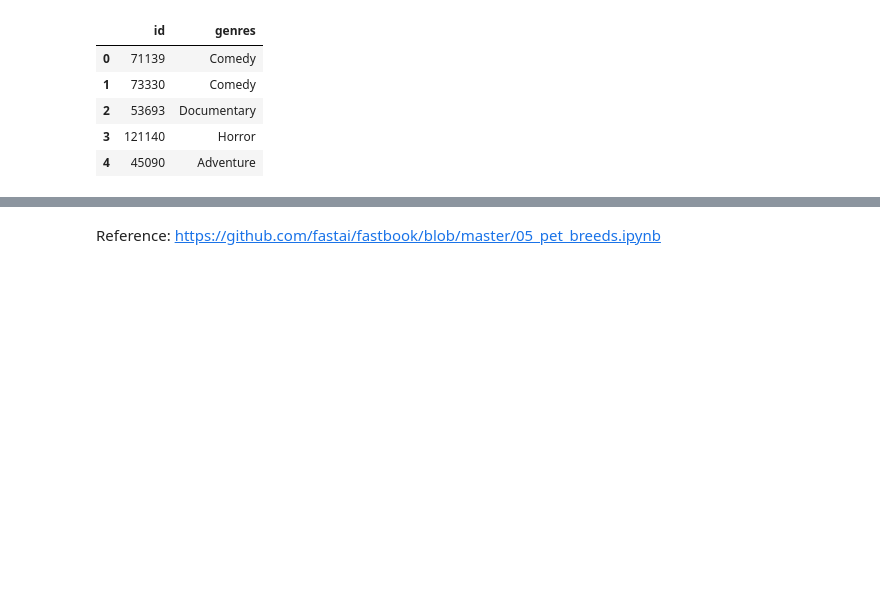
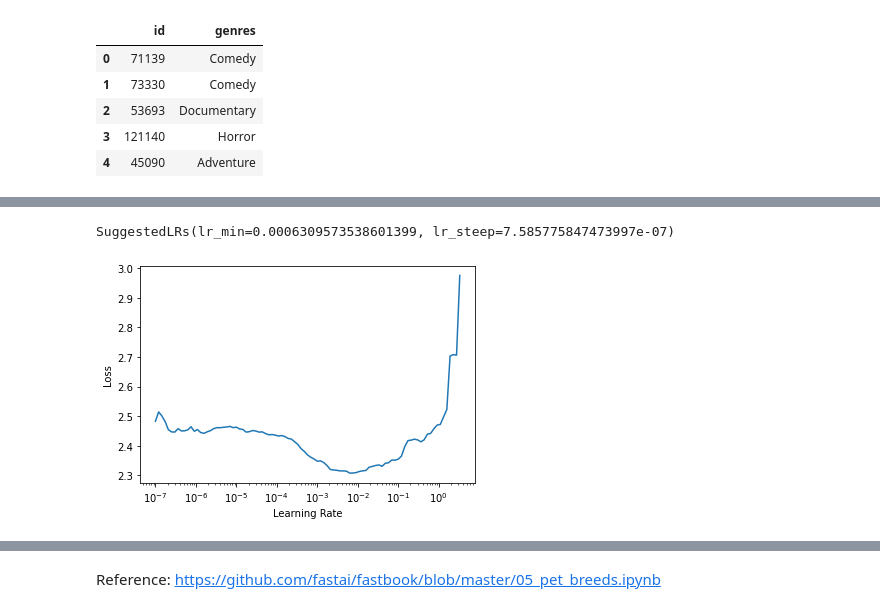
Before and after one commit to lanle793/MPDB, a Jupyter notebook: Genre Predictor/model/single_label/Movie Genre From Poster - FastAI.ipynb, the cells around one changed output, grey strips where cells are left out. Drawn from its saved outputs; the diff is of its cells as text; code cells hidden in the pictures; blank space fills up the shorter version.

```diff
--- a/Genre Predictor/model/single_label/Movie Genre From Poster - FastAI.ipynb
+++ b/Genre Predictor/model/single_label/Movie Genre From Poster - FastAI.ipynb
@@ -35,7 +33,9 @@ So `number_workers` is changed to 0 to avoid getting stuck
 # %%
-model = xresnet50(n_out=dls.c)
-learn = Learner(dls, model, metrics=accuracy)
+model = xresnet18(n_out=dls.c)
+learn = Learner(dls, model, metrics=error_rate)
 learn.lr_find()
 # %% [output]
 [interactive output not drawn]
+SuggestedLRs(lr_min=0.0006309573538601399, lr_steep=7.585775847473997e-07)
+[figure, added]
 # %%
```
Also changed, not shown: parts of 6 cells of this notebook, 3 other files.
